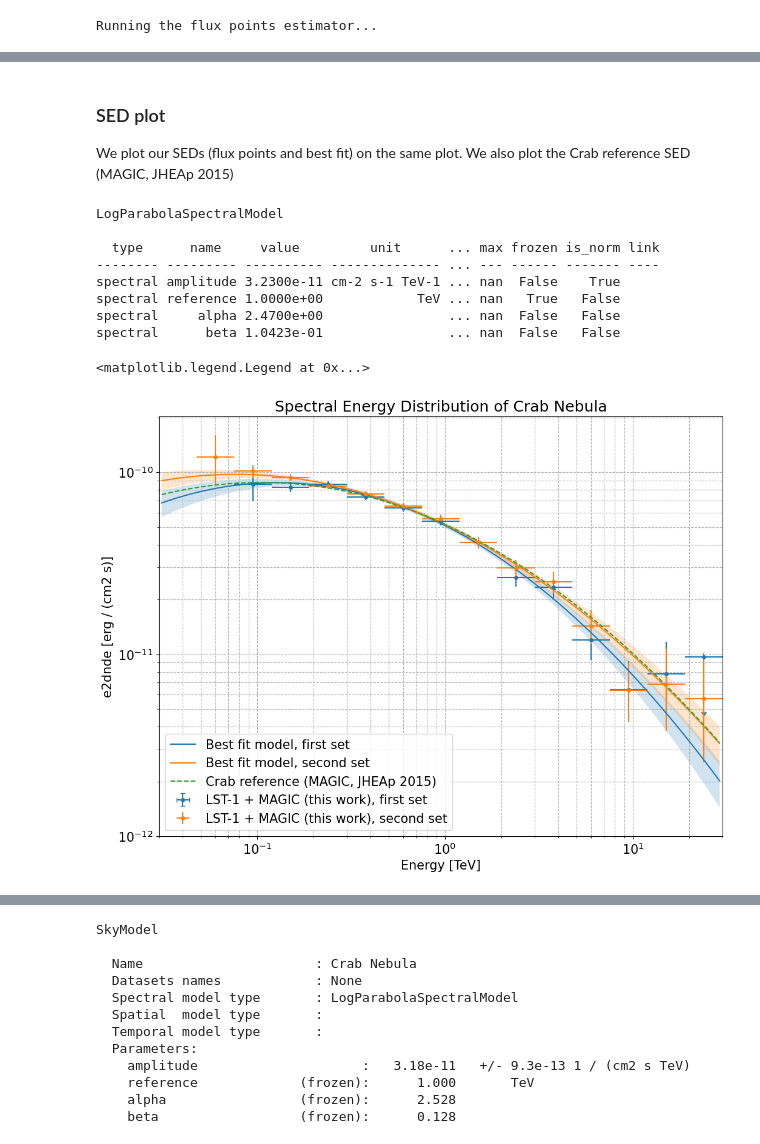
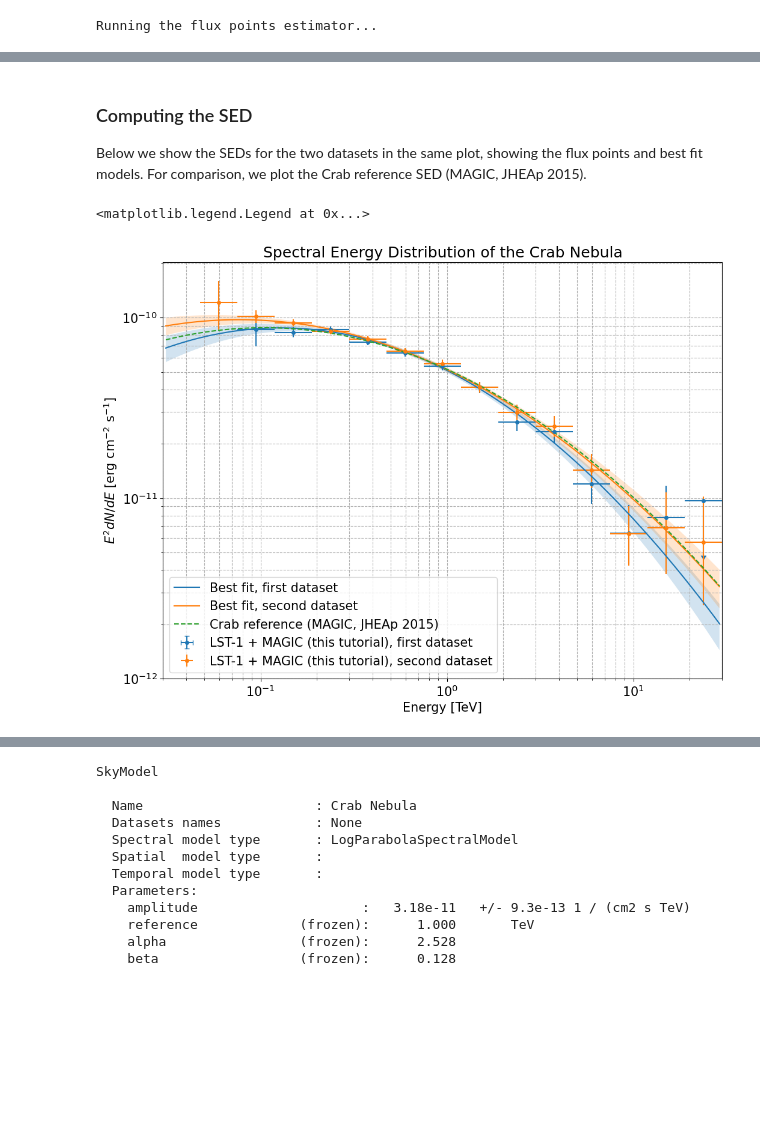
Before and after one commit to dipierr/magic-lst1-sw-school, a Jupyter notebook: Step5_check_flux_from_dl3.ipynb, the cells around one changed output, grey strips where cells are left out. Cells and saved outputs as stored; diff of their text form; code cells hidden in the pictures; blank space fills up the shorter version.

```diff
--- a/Step5_check_flux_from_dl3.ipynb
+++ b/Step5_check_flux_from_dl3.ipynb
@@ -384,5 +351,5 @@ Again for the second sample
 # %%
-if double :
+if double:
     datasets_1 = Datasets()
 
     counts_1 = Map.create(skydir=target_position_1, width=3)
@@ -414,6 +381,9 @@ if double :
     # Get the information table
     info_table_1 = datasets_1.info_table(cumulative=True)
     print(datasets_1.energy_ranges)
+
+    # Show the table
+    info_table_1
 # %% [output]
 Running the makers...
 0/16
@@ -582,6 +538,9 @@ if double:
 
     # Keep the best fit model
     best_fit_model_1 = stacked_dataset_1.models[0].spectral_model.copy()
+
+    # Show the fitted parameters
+    stacked_dataset_1.models.to_parameters_table()
 # %% [output]
 OptimizeResult
 
@@ -688,5 +635,6 @@ if double:
     # Run the flux point estimator to the datasets
     print("Running the flux points estimator...")
     flux_points_1 = flux_points_estimator.run(datasets=stacked_dataset_1)
+    flux_points_1.to_table(sed_type="e2dnde", formatted=True)
 # %% [output]
 Running the flux points estimator...
@@ -716,7 +641,7 @@ e_ref  e_min  e_max  ... success   norm_scan         stat_scan
 # %% [markdown]
-### SED plot
+### Computing the SED
 
-We plot our SEDs (flux points and best fit) on the same plot. We also plot the Crab reference SED (MAGIC, JHEAp 2015)
+Below we show the SEDs for the two datasets in the same plot, showing the flux points and best fit models. For comparison, we plot the Crab reference SED (MAGIC, JHEAp 2015).
 # %%
 # ================
 # === Settings ===
@@ -726,7 +651,7 @@ sed_type = "e2dnde"
 yunits = u.Unit("erg cm-2 s-1")
 
 crab_model = create_crab_spectral_model("magic_lp")
-print(crab_model)
+#print(crab_model)
 reference_models = {
     "Crab reference (MAGIC, JHEAp 2015)": crab_model,
 
@@ -743,9 +668,9 @@ energy_bounds = energy_axis.edges[[0, -1]]
 lines = itertools.cycle(["--", "-.", ":"])
 
 # Plot the flux points
-ax = flux_points.plot(sed_type=sed_type, label="LST-1 + MAGIC (this work), first set")
+ax = flux_points.plot(sed_type=sed_type, label="LST-1 + MAGIC (this tutorial), first dataset")
 if double:
-    ax = flux_points_1.plot(sed_type=sed_type, label="LST-1 + MAGIC (this work), second set")
+    ax = flux_points_1.plot(sed_type=sed_type, label="LST-1 + MAGIC (this tutorial), second dataset")
 
 
 # Plot the best fit model and its error, first sample
@@ -755,7 +680,7 @@ best_fit_model.plot(
     sed_type=sed_type,
     yunits=yunits,
     color=colors[0],
-    label="Best fit model, first set"
+    label="Best fit, first dataset"
 )
 
 best_fit_model.plot_error(
@@ -774,43 +699,36 @@ if double:
         sed_type=sed_type,
         yunits=yunits,
         color=colors[1],
-        label="Best fit model, second set "
+        label="Best fit, second dataset "
     )
 
     best_fit_model_1.plot_error(
         ax=ax,
         energy_bounds=energy_bounds,
         sed_type=sed_type,
         yunits=yunits,
         facecolor=colors[1],
     )
 
 
 # Plot the reference spectra
 for label, model in reference_models.items():
 
     model.plot(
         ax=ax,
         energy_bounds=energy_bounds,
         sed_type=sed_type,
         yunits=yunits,
         label=label,
         linestyle=next(lines)
     )
 
-ax.set_title(f"Spectral Energy Distribution of {source_name}")
+ax.set_title(f"Spectral Energy Distribution of the {source_name}")
 
 ax.set_ylim(1e-12)
+ax.set_ylabel("$E^2dN/dE$ [erg cm$^{-2}$ s$^{-1}$]")
 ax.grid(which="both")
 ax.legend(loc="lower left")
 # %% [output]
-LogParabolaSpectralModel
-
-  type      name     value         unit      ... max frozen is_norm link
--------- --------- ---------- -------------- ... --- ------ ------- ----
-spectral amplitude 3.2300e-11 cm-2 s-1 TeV-1 ... nan  False    True
-spectral reference 1.0000e+00            TeV ... nan   True   False
-spectral     alpha 2.4700e+00                ... nan  False   False
-spectral      beta 1.0423e-01                ... nan  False   False
+<matplotlib.legend.Legend at 0x...>
-<matplotlib.legend.Legend at 0x...>
-[figure, old version]
+[figure, new version]
```
Also changed, not shown: parts of 49 cells of this notebook.
